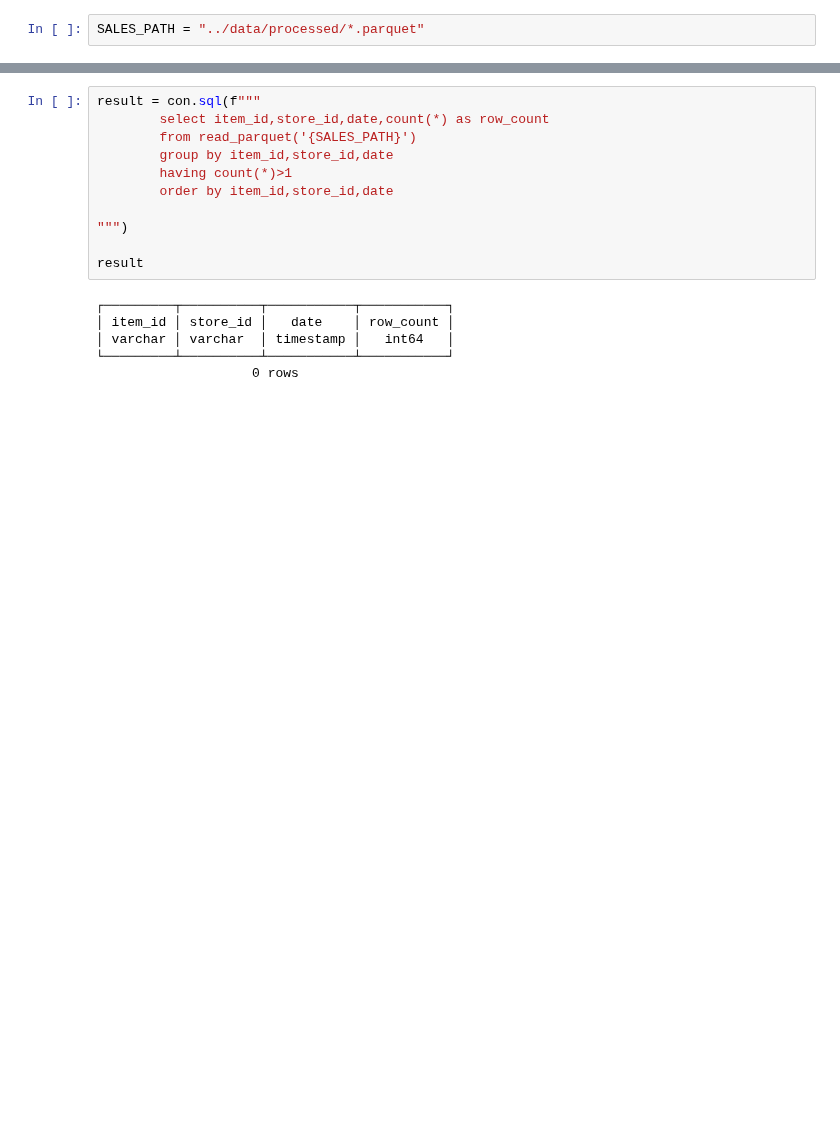
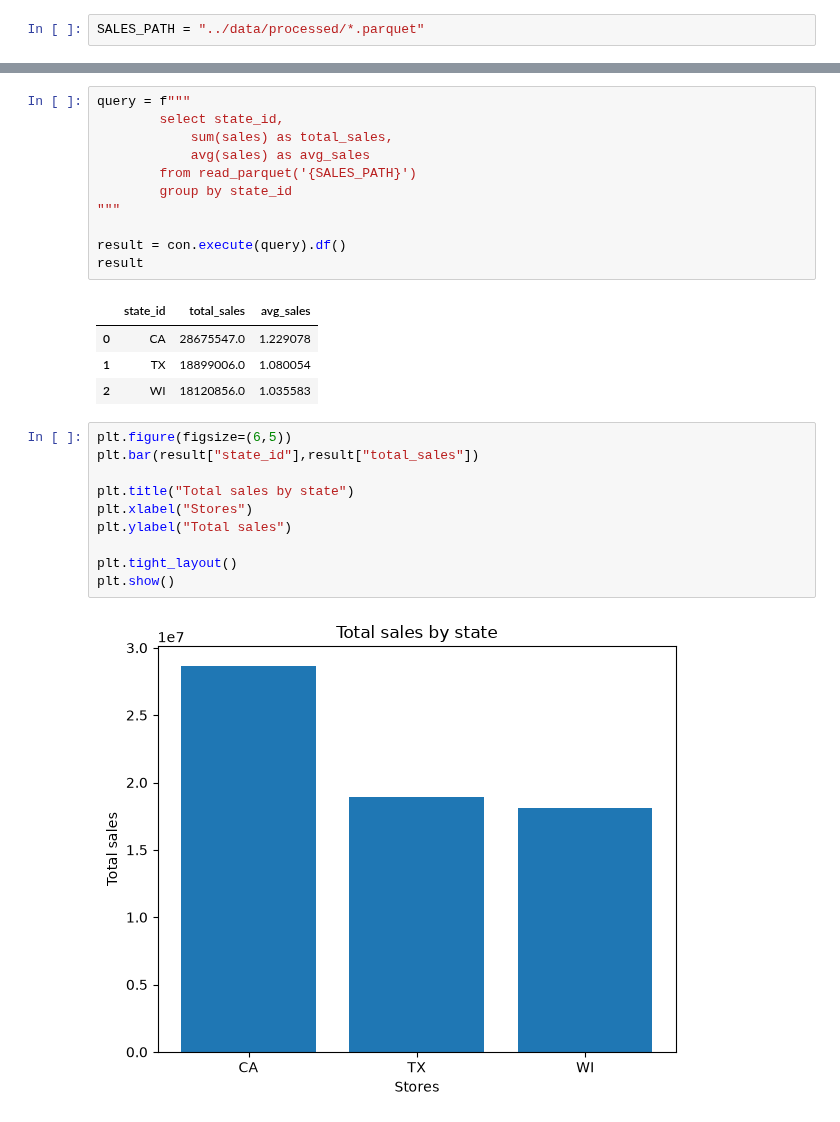
Before and after one commit to surekhag28/m5-demand-forecasting, a Jupyter notebook: notebooks/02_eda_sql.ipynb, the cells around one changed output, grey strips where cells are left out. Cells and saved outputs as stored; diff of their text form; blank space fills up the shorter version.

```diff
--- a/notebooks/02_eda_sql.ipynb
+++ b/notebooks/02_eda_sql.ipynb
@@ -50,17 +76,28 @@ result
 # %%
-result = con.sql(f"""
-        select item_id,store_id,date,count(*) as row_count
+query = f"""
+        select state_id,
+            sum(sales) as total_sales,
+            avg(sales) as avg_sales
         from read_parquet('{SALES_PATH}')
-        group by item_id,store_id,date
-        having count(*)>1
-        order by item_id,store_id,date
+        group by state_id
+"""
 
-""")
-
+result = con.execute(query).df()
 result
 # %% [output]
-┌─────────┬──────────┬───────────┬───────────┐
-│ item_id │ store_id │   date    │ row_count │
-│ varchar │ varchar  │ timestamp │   int64   │
-└─────────┴──────────┴───────────┴───────────┘
-                    0 rows
+|  | state_id | total_sales | avg_sales |
+| 0 | CA | 28675547.0 | 1.229078 |
+| 1 | TX | 18899006.0 | 1.080054 |
+| 2 | WI | 18120856.0 | 1.035583 |
+# %%
+plt.figure(figsize=(6,5))
+plt.bar(result["state_id"],result["total_sales"])
+
+plt.title("Total sales by state")
+plt.xlabel("Stores")
+plt.ylabel("Total sales")
+
+plt.tight_layout()
+plt.show()
+# %% [output]
+[figure, added]
```
Also changed, not shown: parts of 18 cells of this notebook, 1 other file.
